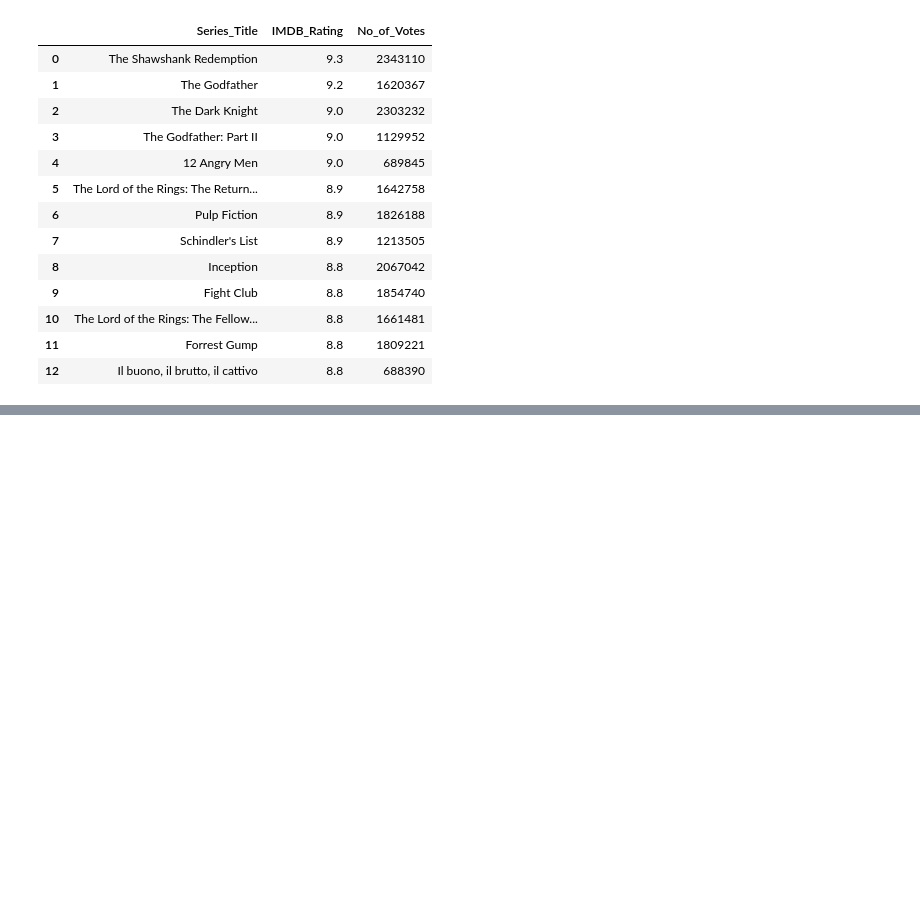
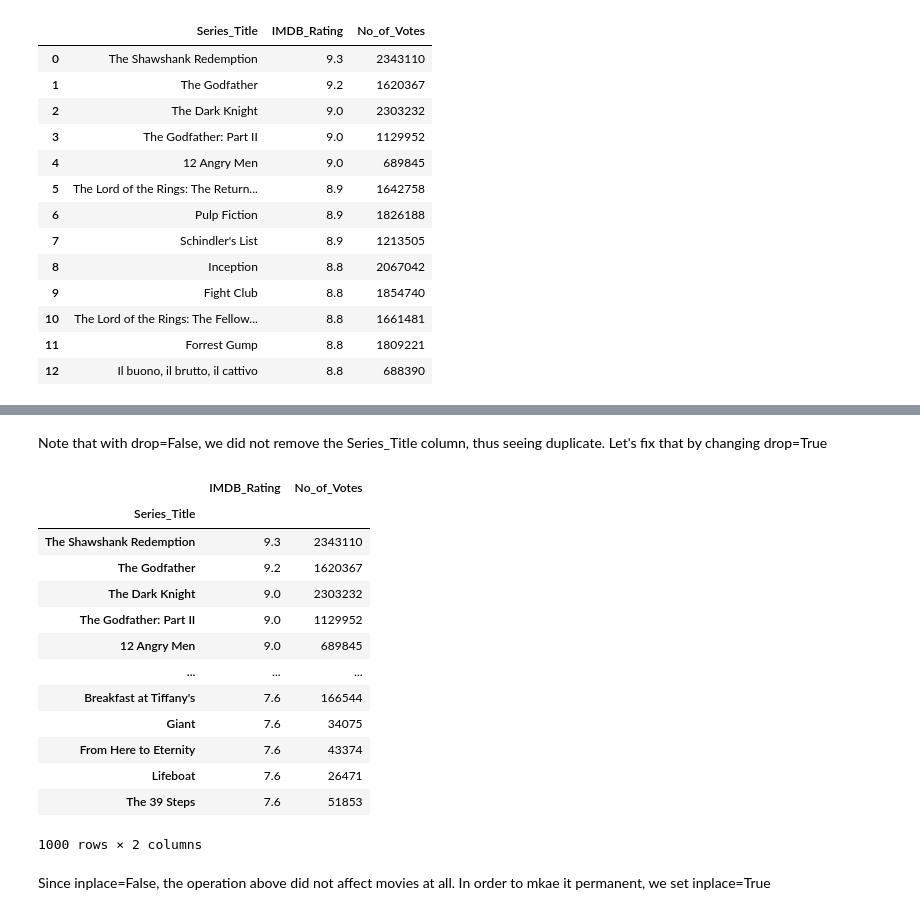
Before and after one commit to htv2012/python_notebooks, a Jupyter notebook: notebooks/udemy-learn-pandas/003-dataframe-1/dataframe1.ipynb, the cells around one changed output, grey strips where cells are left out. Cells and saved outputs as stored; diff of their text form; code cells hidden in the pictures; blank space fills up the shorter version.

```diff
--- a/notebooks/udemy-learn-pandas/003-dataframe-1/dataframe1.ipynb
+++ b/notebooks/udemy-learn-pandas/003-dataframe-1/dataframe1.ipynb
@@ -464,0 +503,21 @@ movies.nlargest(10, columns=["IMDB_Rating"], keep="all")
+# %% [markdown]
+Note that with drop=False, we did not remove the Series_Title column, thus seeing duplicate. Let's fix that by changing drop=True
+# %%
+movies.set_index("Series_Title", drop=True, inplace=False)
+# %% [output]
+|  | IMDB_Rating | No_of_Votes |
+| Series_Title |  |  |
+| The Shawshank Redemption | 9.3 | 2343110 |
+| The Godfather | 9.2 | 1620367 |
+| The Dark Knight | 9.0 | 2303232 |
+| The Godfather: Part II | 9.0 | 1129952 |
+| 12 Angry Men | 9.0 | 689845 |
+| ... | ... | ... |
+| Breakfast at Tiffany's | 7.6 | 166544 |
+| Giant | 7.6 | 34075 |
+| From Here to Eternity | 7.6 | 43374 |
+| Lifeboat | 7.6 | 26471 |
+| The 39 Steps | 7.6 | 51853 |
+1000 rows × 2 columns
+# %% [markdown]
+Since inplace=False, the operation above did not affect movies at all. In order to mkae it permanent, we set inplace=True
```
Also changed, not shown: parts of 12 cells of this notebook.
